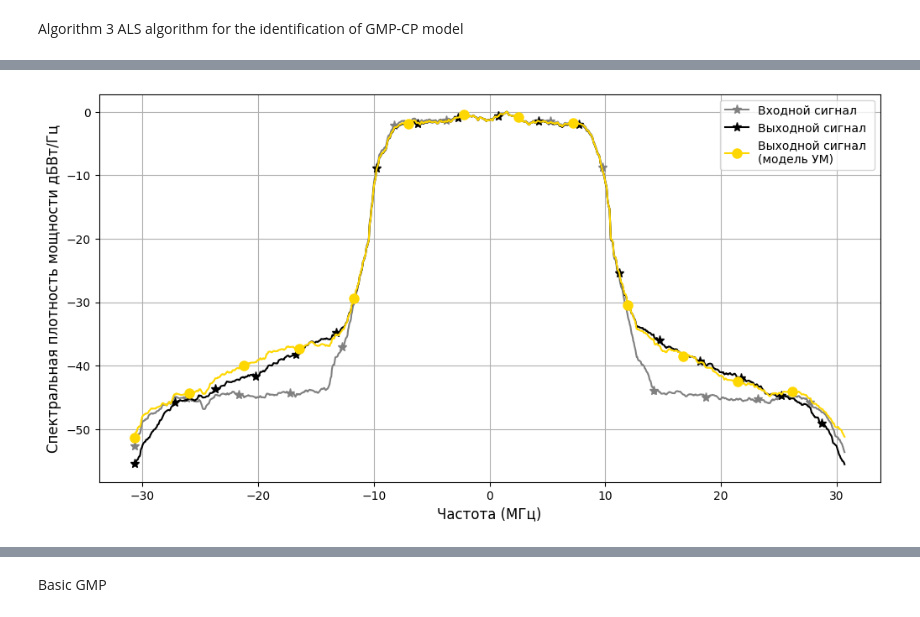
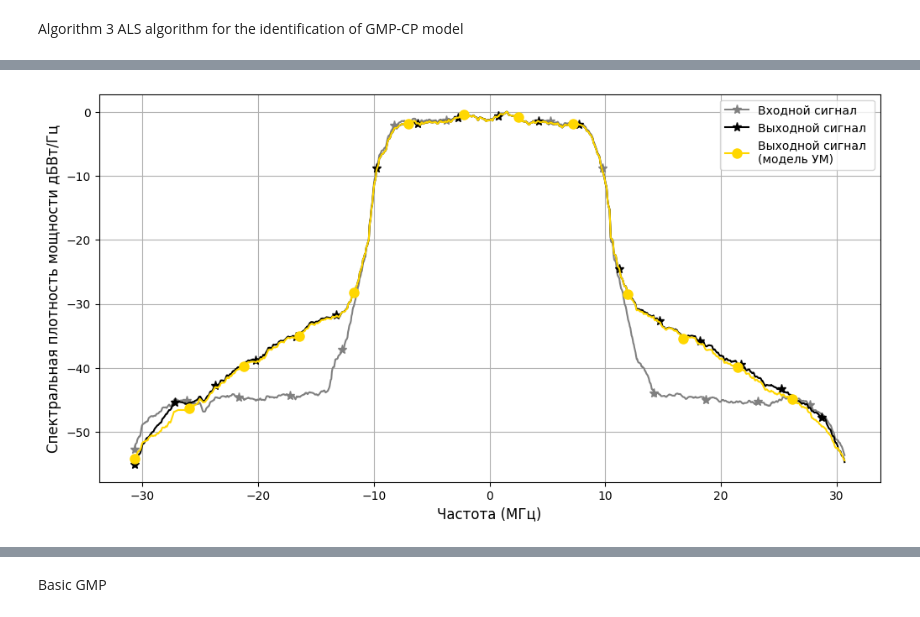
Before and after one commit to pasmornov-m/DPD_Research, a Jupyter notebook: dev_gmp_tensor.ipynb, the cells around one changed output, grey strips where cells are left out. Cells and saved outputs as stored; diff of their text form; code cells hidden in the pictures.

Commit message:
fixing model overfitting problems

```diff
--- a/dev_gmp_tensor.ipynb
+++ b/dev_gmp_tensor.ipynb
@@ -66,20 +82,24 @@ model = learning.als_identification_of_gmpcp(model,
 # %%
-x = utils.iq_to_complex(container.val_input_orig)
+x_train = utils.iq_to_complex(x_train)
+x_val = utils.iq_to_complex(x_val)
 
-with torch.no_grad():
-    y_pred = model(x)
-
+y_train_pa = model(x_train)
+y_val_pa = model(x_val)
 
 delay = max(model.M1, model.M2) - 1
 
-y_true = utils.iq_to_complex(container.val_output[delay:])
+y_true_train = utils.iq_to_complex(y_train[delay:])
+y_true_val = utils.iq_to_complex(y_val[delay:])
 
-gmpcp_nmse = metrics.compute_nmse(y_pred, y_true)
-print(F"NMSE: {gmpcp_nmse:.2f} dB")
+gmpcp_val_nmse = metrics.compute_nmse(y_val_pa, y_true_val)
+print(F"NMSE val: {gmpcp_val_nmse:.2f} dB")
+
+gmpcp_train_nmse = metrics.compute_nmse(y_train_pa, y_true_train)
+print(F"NMSE train: {gmpcp_train_nmse:.2f} dB")
 
 gmpcp_acepr = metrics.compute_acepr(
-    measured=y_pred,
-    predicted=y_true,
+    measured=y_true_val,
+    predicted=y_val_pa,
     fs=container.input_signal_fs,
     main_bandwidth=container.bw_main_ch,
     adjacent_bandwidth=container.bw_main_ch,
@@ -122,28 +143,29 @@ Self CPU time total: 1.907ms
 # %%
 window_size = 50
+normalization = True
 
-freqs, spectrum_y_in = metrics.power_spectrum(container.val_input[delay:], container.input_signal_fs, container.nperseg, window_size)
-_, spectrum_y_out = metrics.power_spectrum(container.val_output[delay:], container.input_signal_fs, container.nperseg, window_size)
-_, spectrum_y_val_pa = metrics.power_spectrum(y_pred, container.input_signal_fs, container.nperseg, window_size)
+freqs, spectrum_y_in = metrics.power_spectrum(x_val[delay:], container.input_signal_fs, container.nperseg, window_size, normalization=normalization)
+_, spectrum_y_out = metrics.power_spectrum(y_val[delay:], container.input_signal_fs, container.nperseg, window_size, normalization=normalization)
+_, spectrum_y_val_pa = metrics.power_spectrum(y_val_pa, container.input_signal_fs, container.nperseg, window_size, normalization=normalization)
 
 xlabel="Частота (МГц)"
 ylabel= "Спектральная плотность мощности дБВт/Гц"
 fontsize = 12
 figsize=(12, 6)
 markersize=8
 
 plt.figure(figsize=figsize)
 
 plt.plot(freqs / 1e6, spectrum_y_in, color='grey', label='Входной сигнал', marker = '*', markevery=90, markersize=markersize)
 plt.plot(freqs / 1e6, spectrum_y_out, color='black', label='Выходной сигнал', marker = '*', markevery=70, markersize=markersize)
 plt.plot(freqs / 1e6, spectrum_y_val_pa, color='gold', label='Выходной сигнал \n(модель УМ)', marker='o', markevery=95, markersize=markersize)
 
 plt.xlabel(xlabel, fontsize=fontsize)
 plt.ylabel(ylabel, fontsize=fontsize)
 # plt.ylim(bottom=-122)
 # plt.xticks(np.arange(-500, 600, 100))
 plt.legend()
 plt.grid()
 plt.show()
 # %% [output]
-[figure, old version]
+[figure, new version]
```
Also changed, not shown: parts of 22 cells of this notebook, 9 other files.
